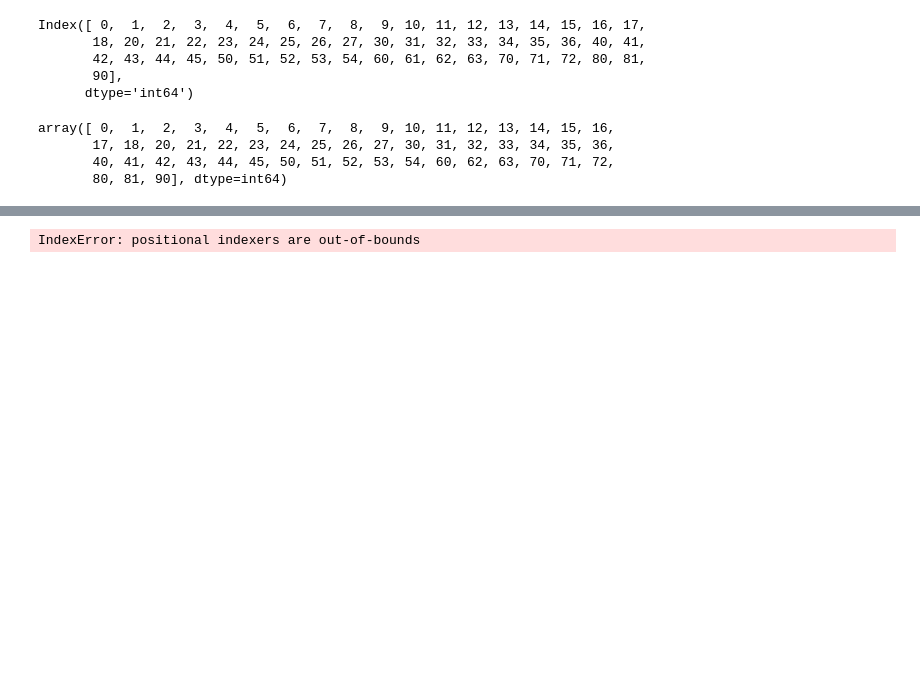
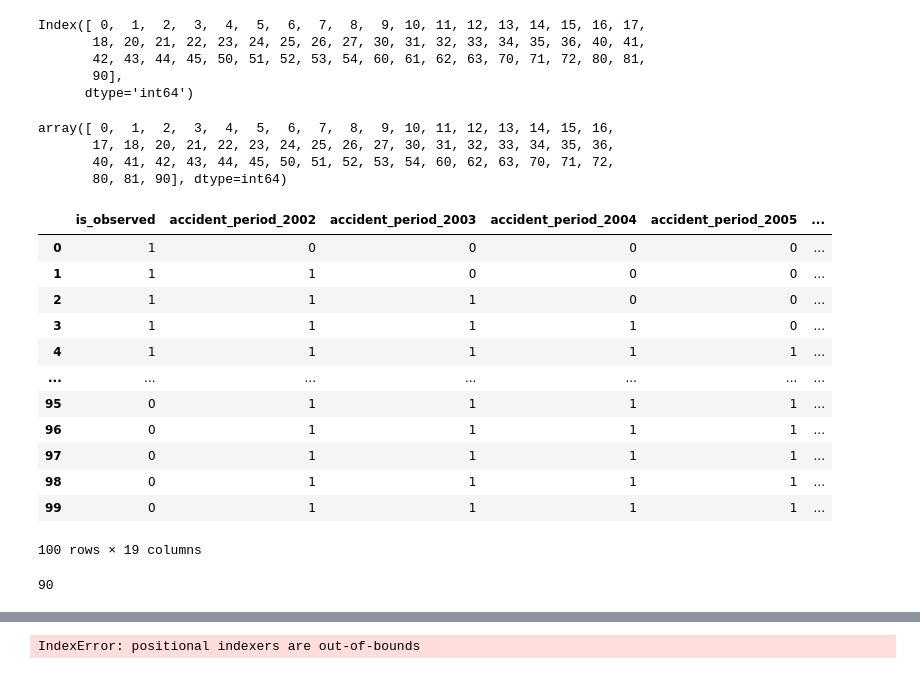
Before and after one commit to rocky-reserving/rocky, a Jupyter notebook: rocky-app/ROCKY Demo.ipynb, the cells around one changed output, grey strips where cells are left out. Saved outputs shown, nothing was run; the diff lists cells and outputs as text; code cells hidden in the pictures; blank space fills up the shorter version.

```diff
--- a/rocky-app/ROCKY Demo.ipynb
+++ b/rocky-app/ROCKY Demo.ipynb
@@ -121,3 +135,23 @@ array([ 0,  1,  2,  3,  4,  5,  6,  7,  8,  9, 10, 11, 12, 13, 14, 15, 16,
        17, 18, 20, 21, 22, 23, 24, 25, 26, 27, 30, 31, 32, 33, 34, 35, 36,
        40, 41, 42, 43, 44, 45, 50, 51, 52, 53, 54, 60, 62, 63, 70, 71, 72,
        80, 81, 90], dtype=int64)
+# %%
+r.rpt_loss.X_base
+# %% [output]
+|  | is_observed | accident_period_2002 | accident_period_2003 | accident_period_2004 | accident_period_2005 | ... |
+| 0 | 1 | 0 | 0 | 0 | 0 | ... |
+| 1 | 1 | 1 | 0 | 0 | 0 | ... |
+| 2 | 1 | 1 | 1 | 0 | 0 | ... |
+| 3 | 1 | 1 | 1 | 1 | 0 | ... |
+| 4 | 1 | 1 | 1 | 1 | 1 | ... |
+| ... | ... | ... | ... | ... | ... | ... |
+| 95 | 0 | 1 | 1 | 1 | 1 | ... |
+| 96 | 0 | 1 | 1 | 1 | 1 | ... |
+| 97 | 0 | 1 | 1 | 1 | 1 | ... |
+| 98 | 0 | 1 | 1 | 1 | 1 | ... |
+| 99 | 0 | 1 | 1 | 1 | 1 | ... |
+100 rows × 19 columns
+# %%
+r.rpt_loss.y_base_train.index.max()
+# %% [output]
+90
```
Also changed, not shown: parts of 6 cells of this notebook, 1 other file.
